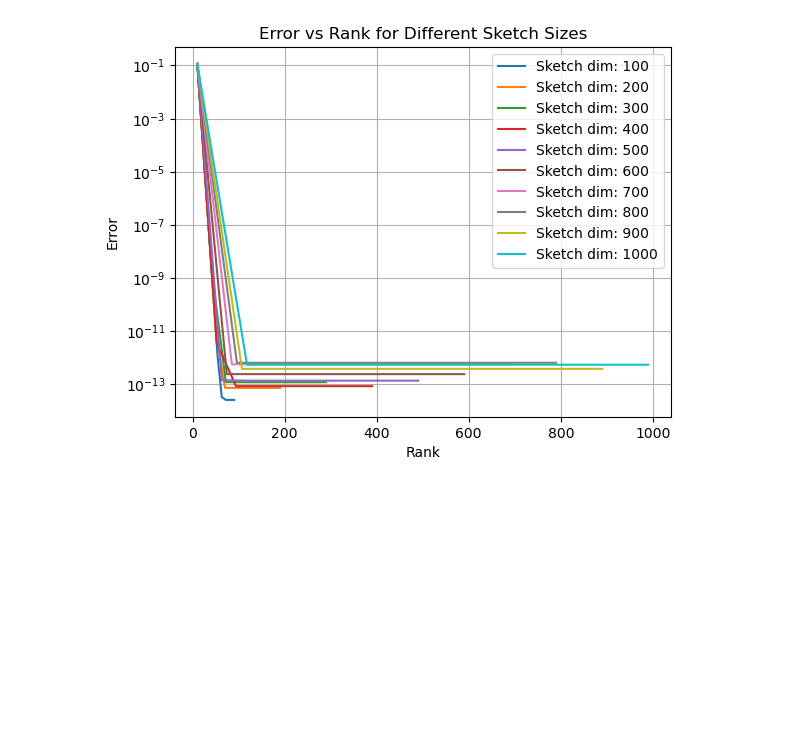
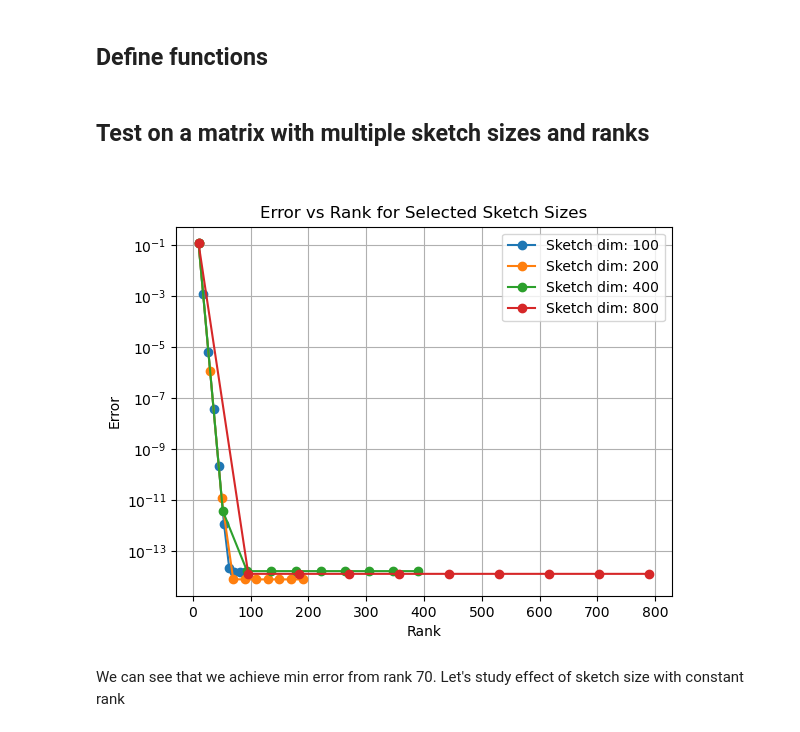
Before and after one commit to CartmanRolex/HPC-Project2, a Jupyter notebook: src/Gal_tests.ipynb, the cells around one changed output. Drawn from its saved outputs; the diff is of its cells as text; code cells hidden in the pictures; blank space fills up the shorter version.

Commit message:
Added some plots

```diff
--- a/src/Gal_tests.ipynb
+++ b/src/Gal_tests.ipynb
@@ -4,3 +6,5 @@ import numpy as np
+# %% [markdown]
+## Define functions
 # %%
 def getAprox(A,Omega,rank): # Instead of Cholesky use Eigen values decomposition and truncation
     C = A@Omega
@@ -31,6 +35,8 @@ def getAprox2(A,Omega,rank): # Cholesky but added a regularization epsilon on th
 
 def getError(A,A_k):
     return np.linalg.norm(A-A_k,ord='nuc')/np.linalg.norm(A,ord='nuc')
+# %% [markdown]
+## Test on a matrix with multiple sketch sizes and ranks
 # %%
 n = 1000
 l=1000
@@ -62,18 +68,26 @@ for sketch_dim in sketch_dims:
         errors[sketch_dim][rank] = err
 # %%
 import matplotlib.pyplot as plt
-# Tracer les erreurs
+%matplotlib widget
+plt.close('all')
+# Subset of sketch dimensions to plot
+selected_sketch_dims = [100,200,400,800]  # Replace with the sketch dimensions you want to plot
+
+# Plot only the selected dimensions
 for sketch_dim, rank_errors in errors.items():
-    ranks = list(rank_errors.keys())
-    errs = list(rank_errors.values())
-    plt.plot(ranks, errs, label=f'Sketch dim: {sketch_dim}')
+    if sketch_dim in selected_sketch_dims:  # Filter based on condition
+        ranks = list(rank_errors.keys())
+        errs = list(rank_errors.values())
+        plt.plot(ranks, errs,'-o', label=f'Sketch dim: {sketch_dim}')
 
 plt.xlabel('Rank')
 plt.ylabel('Error')
 plt.yscale('log')
-plt.title('Error vs Rank for Different Sketch Sizes')
+plt.title('Error vs Rank for Selected Sketch Sizes')
 plt.legend()
 plt.grid(True)
 plt.show()
 # %% [output]
-[figure, old version]
+[figure, new version]
+# %% [markdown]
+We can see that we achieve min error from rank 70. Let's study effect of sketch size with constant rank
```
Also changed, not shown: parts of 4 cells of this notebook.
